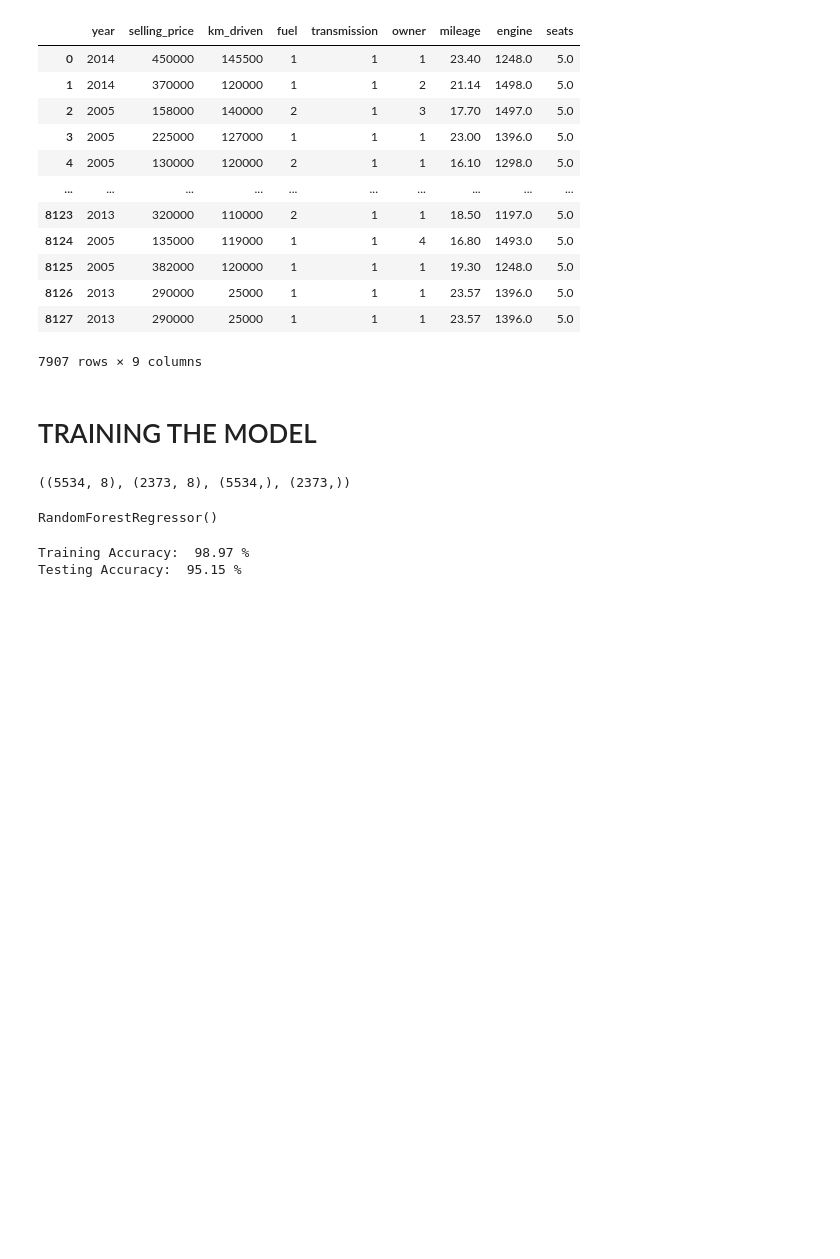
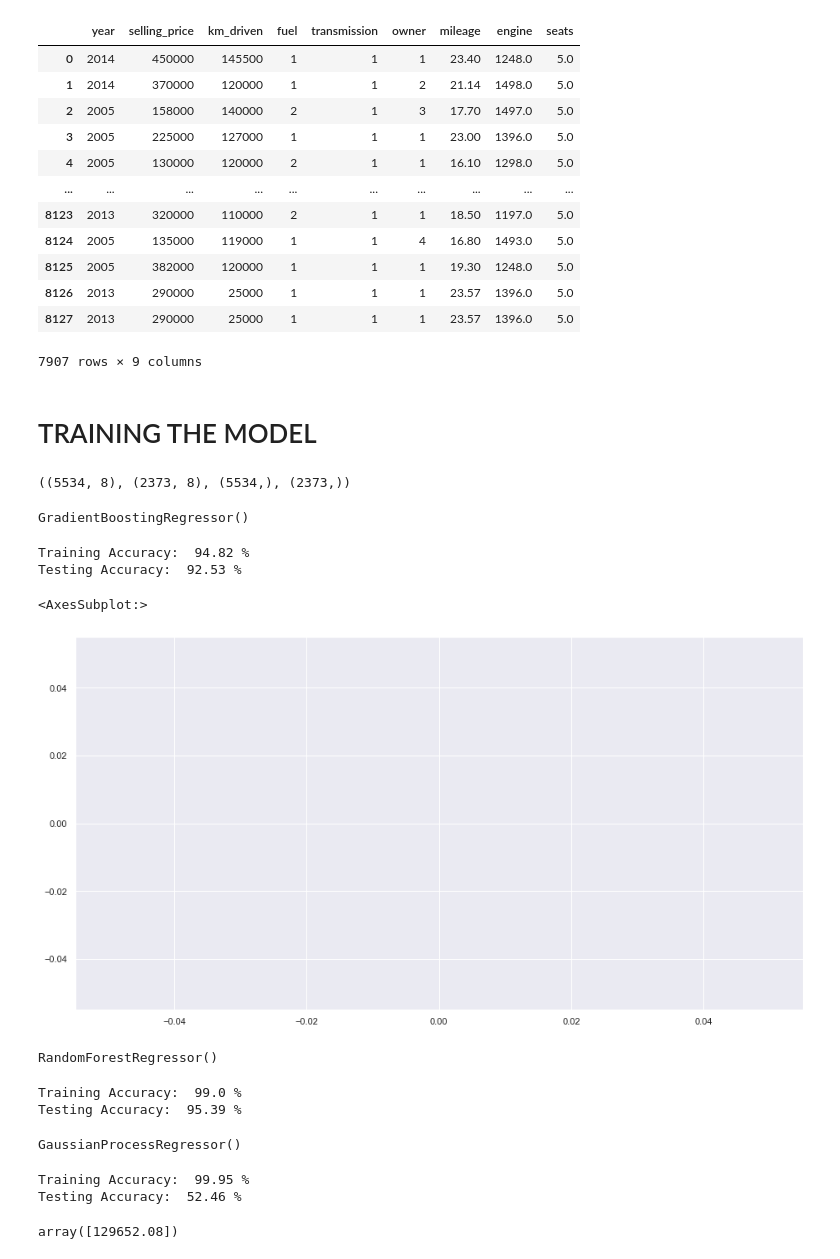
Before and after one commit to anubhavsingh10/Second-Hand-Vehicle-Price-Prediction, a Jupyter notebook: pred.ipynb, the cells around one changed output. Cells and saved outputs as stored; diff of their text form; code cells hidden in the pictures; blank space fills up the shorter version.

```diff
--- a/pred.ipynb
+++ b/pred.ipynb
@@ -138,6 +138,22 @@ x_train, x_test, y_train, y_test = train_test_split(x, y, test_size = 0.3)
 x_train.shape, x_test.shape, y_train.shape, y_test.shape
 # %% [output]
 ((5534, 8), (2373, 8), (5534,), (2373,))
+# %%
+from sklearn.ensemble import GradientBoostingRegressor
+gradient_boost_regressor=GradientBoostingRegressor()
+gradient_boost_regressor.fit(x_train,y_train)
+# %% [output]
+GradientBoostingRegressor()
+# %%
+train_acc=gradient_boost_regressor.score(x_train,y_train)
+test_acc=gradient_boost_regressor.score(x_test,y_test)
+print('Training Accuracy: ',round(train_acc*100, 2),'%')
+print('Testing Accuracy: ',round(test_acc*100, 2),'%')
+# %% [output]
+Training Accuracy:  94.82 %
+Testing Accuracy:  92.53 %
+<AxesSubplot:>
+[figure, added]
 # %%
 from sklearn.ensemble import RandomForestRegressor
 random_forest_regressor=RandomForestRegressor()
@@ -150,5 +166,24 @@ test_acc=random_forest_regressor.score(x_test,y_test)
 print('Training Accuracy: ',round(train_acc*100, 2),'%')
 print('Testing Accuracy: ',round(test_acc*100, 2),'%')
 # %% [output]
-Training Accuracy:  98.97 %
-Testing Accuracy:  95.15 %
+Training Accuracy:  99.0 %
+Testing Accuracy:  95.39 %
+# %%
+from sklearn.gaussian_process import GaussianProcessRegressor
+gaussian_process_regressor=GaussianProcessRegressor()
+gaussian_process_regressor.fit(x_train,y_train)
+# %% [output]
+GaussianProcessRegressor()
+# %%
+train_acc=gaussian_process_regressor.score(x_train,y_train)
+test_acc=gaussian_process_regressor.score(x_test,y_test)
+print('Training Accuracy: ',round(train_acc*100, 2),'%')
+print('Testing Accuracy: ',round(test_acc*100, 2),'%')
+# %% [output]
+Training Accuracy:  99.95 %
+Testing Accuracy:  52.46 %
+# %%
+features = np.array([[2005, 12000, 1, 2,4,17.0,1400.0,5.0]])
+random_forest_regressor.predict(features)
+# %% [output]
+array([129652.08])
```
